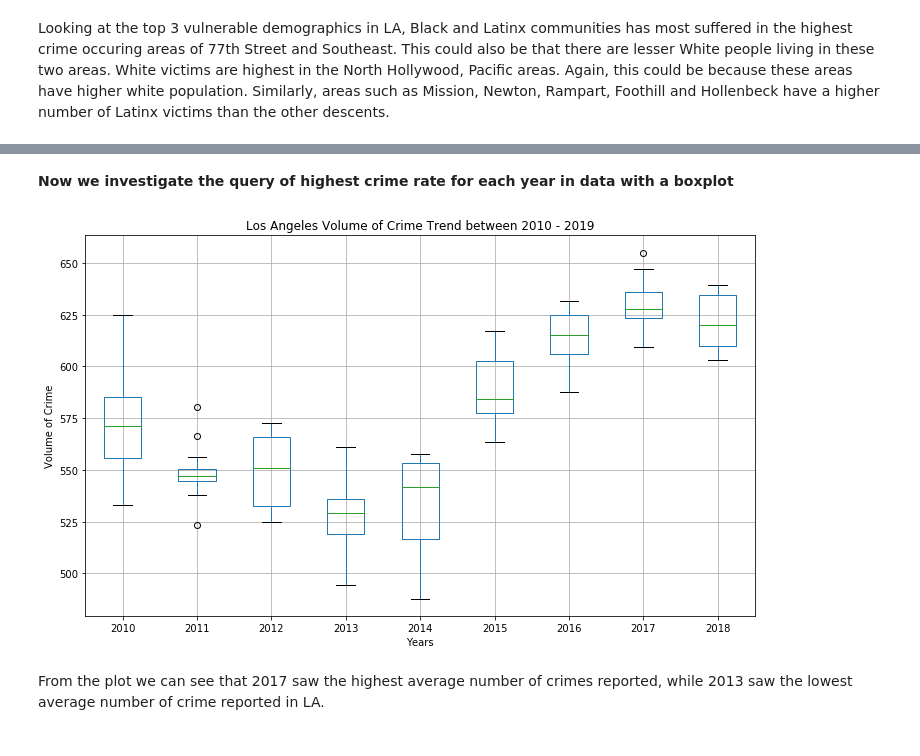
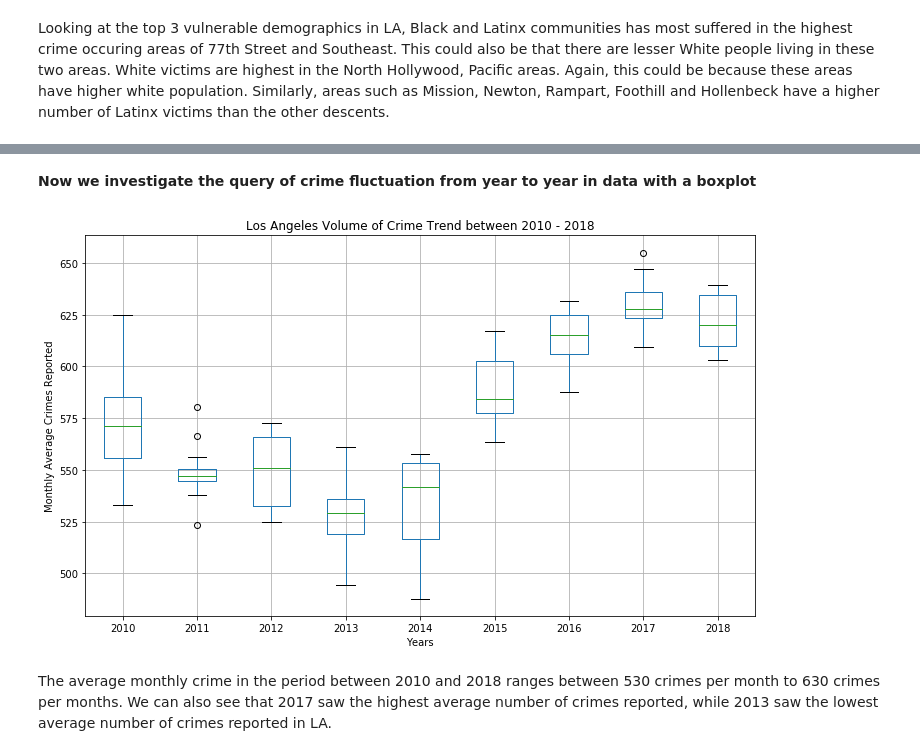
Before and after one commit to sidneykung/LA_crime_forecasting, a Jupyter notebook: Final Notebook.ipynb, the cells around one changed output, grey strips where cells are left out. Drawn from its saved outputs; the diff is of its cells as text; code cells hidden in the pictures.

```diff
--- a/Final Notebook.ipynb
+++ b/Final Notebook.ipynb
@@ -171,3 +70,3 @@ cleaned_df.shape
 # %%
 # Loading pickled cleaned df for ease of work in final notebook
-# clean_df = pd.read_pickle('data/pickled/cleaned_df.pkl')
+clean_df = pd.read_pickle('data/pickled/cleaned_df.pkl')
@@ -350,18 +209,18 @@ annual_crime.head()
 # %% [markdown]
-**Now we investigate the query of highest crime rate for each year in data with a boxplot**
+**Now we investigate the query of crime fluctuation from year to year in data with a boxplot**
 # %%
 # Generate a box and whiskers plot for last 10 years
 annual_crime.boxplot(figsize=(12,7))
 
 #Setting figure title
-plt.title('Los Angeles Volume of Crime Trend between 2010 - 2019')
+plt.title('Los Angeles Volume of Crime Trend between 2010 - 2018')
 
 #Setting x and y label
 plt.xlabel('Years')
-plt.ylabel('Volume of Crime')
+plt.ylabel('Monthly Average Crimes Reported')
 
 plt.show();
 # %% [output]
-[figure, old version]
+[figure, new version]
 # %% [markdown]
-From the plot we can see that 2017 saw the highest average number of crimes reported, while 2013 saw the lowest average number of crime reported in LA.
+The average monthly crime in the period between 2010 and 2018 ranges between 530 crimes per month to 630 crimes per months. We can also see that 2017 saw the highest average number of crimes reported, while 2013 saw the lowest average number of crimes reported in LA.
```
Also changed, not shown: parts of 85 cells of this notebook, 9 other files.
